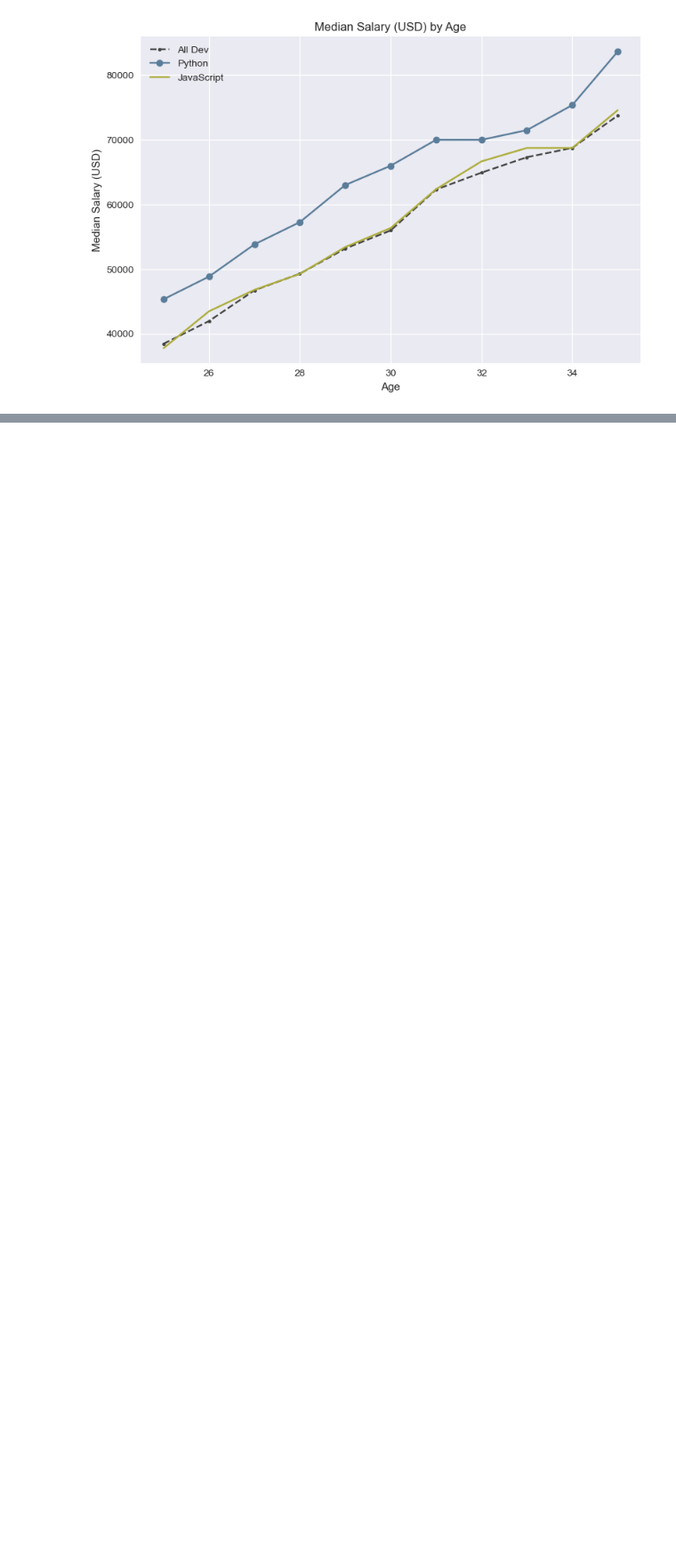
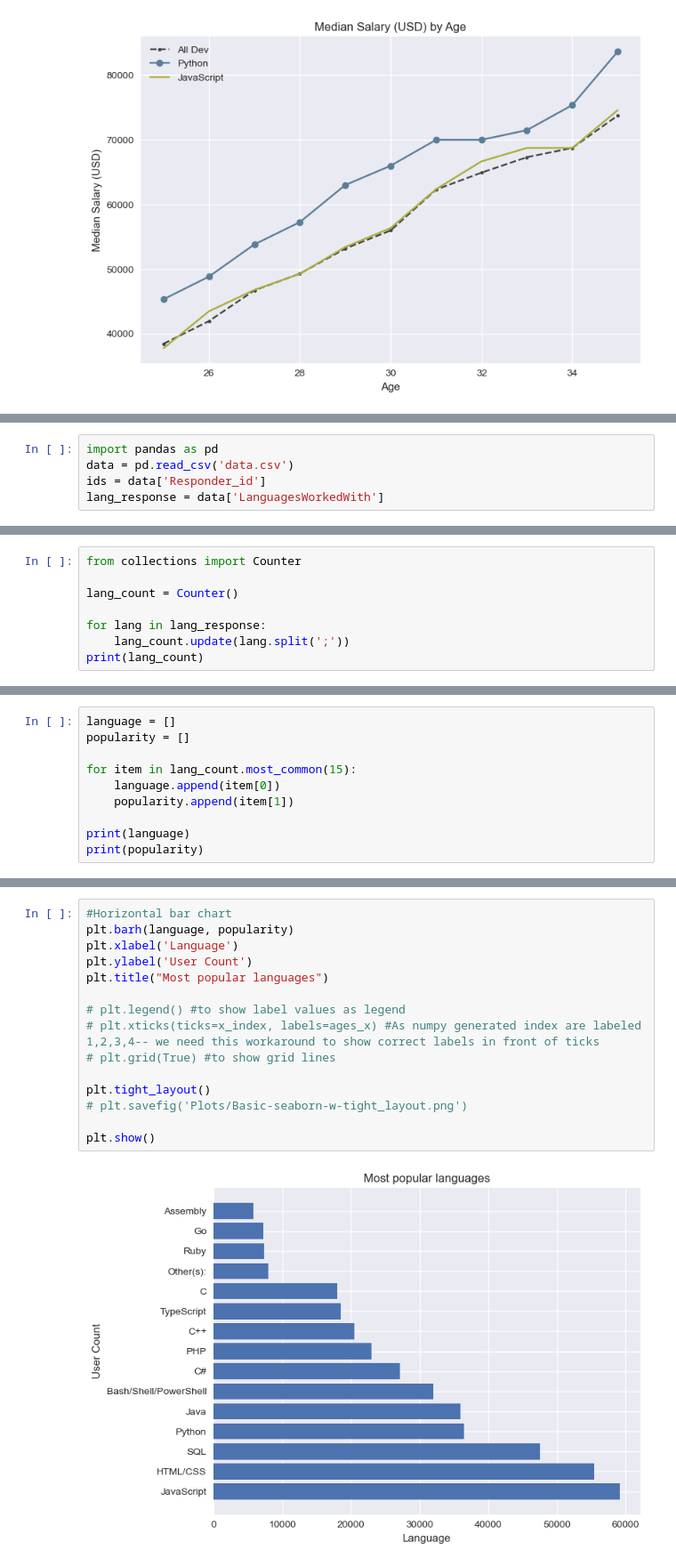
Before and after one commit to raovarun91/visualisations, a Jupyter notebook: Samples-Matplotlib.ipynb, the cells around one changed output, grey strips where cells are left out. Shown at 89% size. Drawn from its saved outputs; the diff is of its cells as text; blank space fills up the shorter version.

```diff
--- a/Samples-Matplotlib.ipynb
+++ b/Samples-Matplotlib.ipynb
@@ -170,0 +228,5 @@ plt.show()
+# %%
+import pandas as pd
+data = pd.read_csv('data.csv')
+ids = data['Responder_id']
+lang_response = data['LanguagesWorkedWith']
@@ -170,0 +242,8 @@ plt.show()
+# %%
+from collections import Counter
+
+lang_count = Counter()
+
+for lang in lang_response:
+    lang_count.update(lang.split(';'))
+print(lang_count)
@@ -170,0 +252,10 @@ plt.show()
+# %%
+language = []
+popularity = []
+
+for item in lang_count.most_common(15):
+    language.append(item[0])
+    popularity.append(item[1])
+
+print(language)
+print(popularity)
@@ -170,0 +265,17 @@ plt.show()
+# %%
+#Horizontal bar chart
+plt.barh(language, popularity)
+plt.xlabel('Language')
+plt.ylabel('User Count')
+plt.title("Most popular languages")
+
+# plt.legend() #to show label values as legend
+# plt.xticks(ticks=x_index, labels=ages_x) #As numpy generated index are labeled 1,2,3,4-- we need this workaround to show correct labels in front of ticks
+# plt.grid(True) #to show grid lines
+
+plt.tight_layout()
+# plt.savefig('Plots/Basic-seaborn-w-tight_layout.png')
+
+plt.show()
+# %% [output]
+[figure, added]
```
Also changed, not shown: parts of 6 cells of this notebook, 2 other files.
